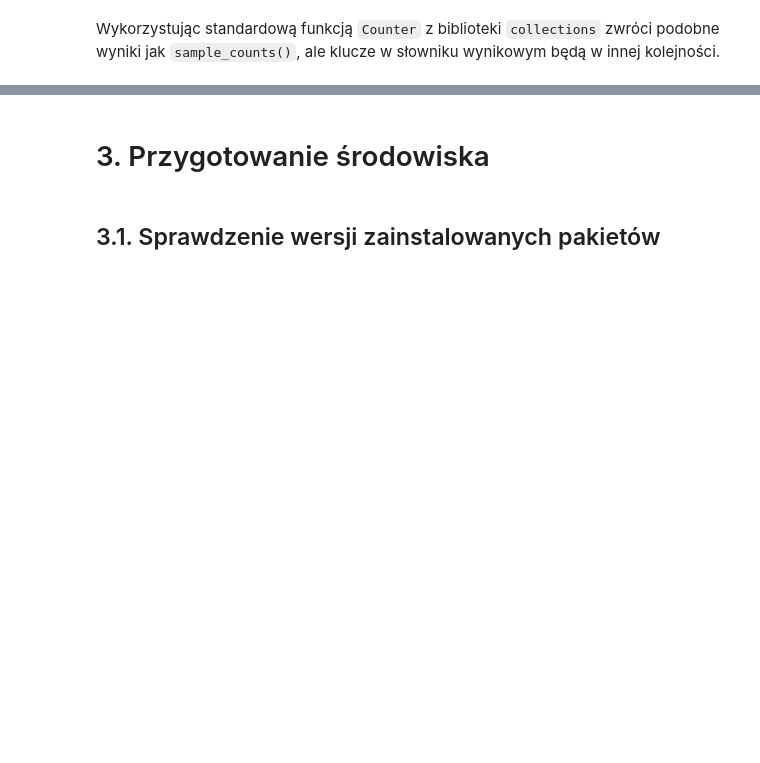
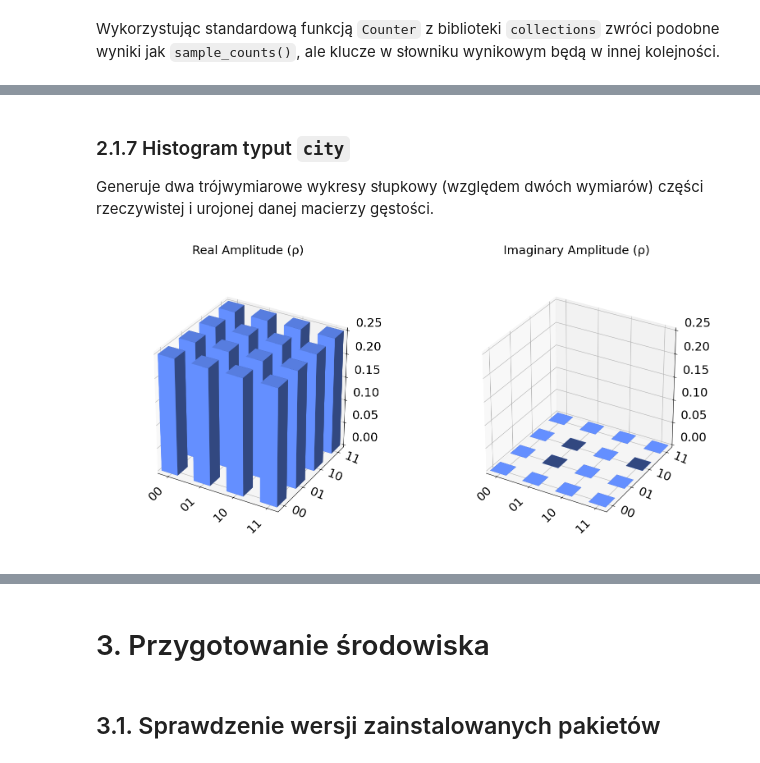
Before and after one commit to bojaruniec/ksi_dokt, a Jupyter notebook: deutsch_jozsa_opis.ipynb, the cells around one changed output, grey strips where cells are left out. Cells and saved outputs as stored; diff of their text form; code cells hidden in the pictures; blank space fills up the shorter version.

```diff
--- a/deutsch_jozsa_opis.ipynb
+++ b/deutsch_jozsa_opis.ipynb
@@ -112,0 +171,8 @@ Counter({'01': 264, '00': 256, '11': 252, '10': 252})
+# %% [markdown]
+### 2.1.7 Histogram typut `city`
+
+Generuje dwa trójwymiarowe wykresy słupkowy (względem dwóch wymiarów) części rzeczywistej i urojonej danej macierzy gęstości.
+# %%
+ψ.draw('city')
+# %% [output]
+[figure, added]
```
Also changed, not shown: parts of 39 cells of this notebook.
